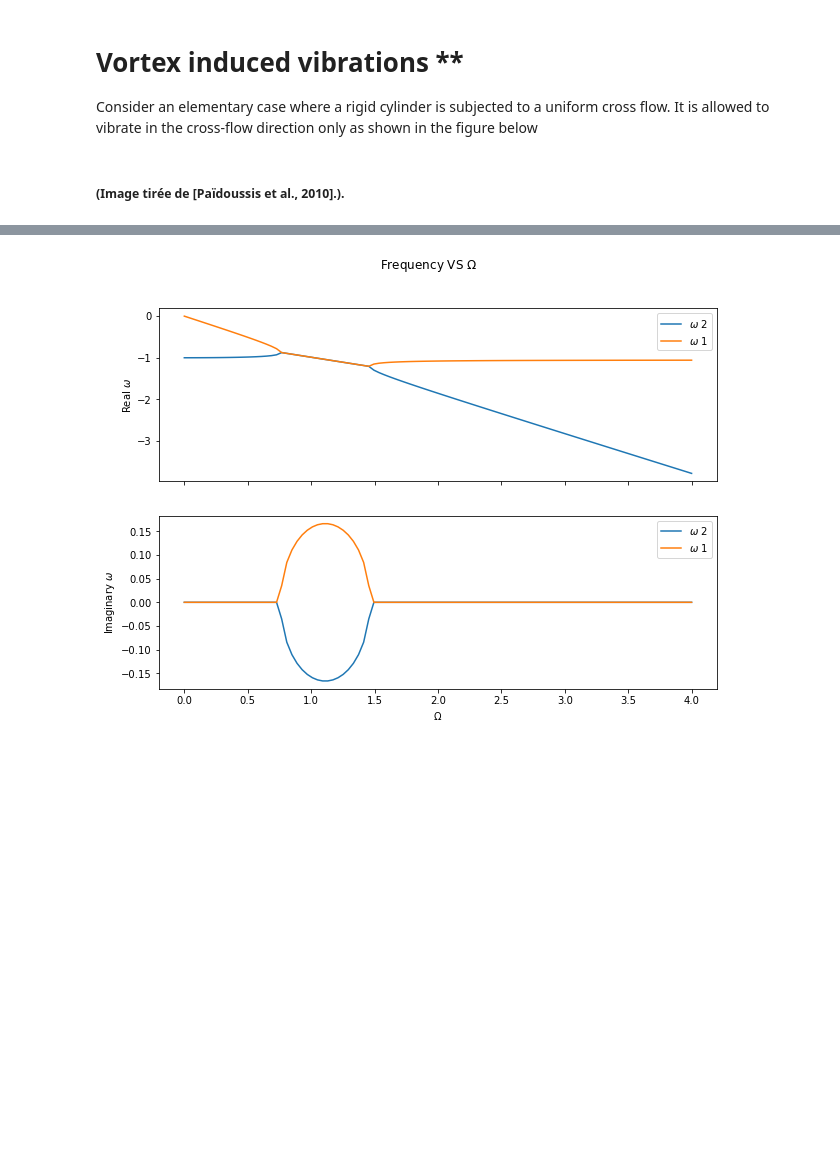
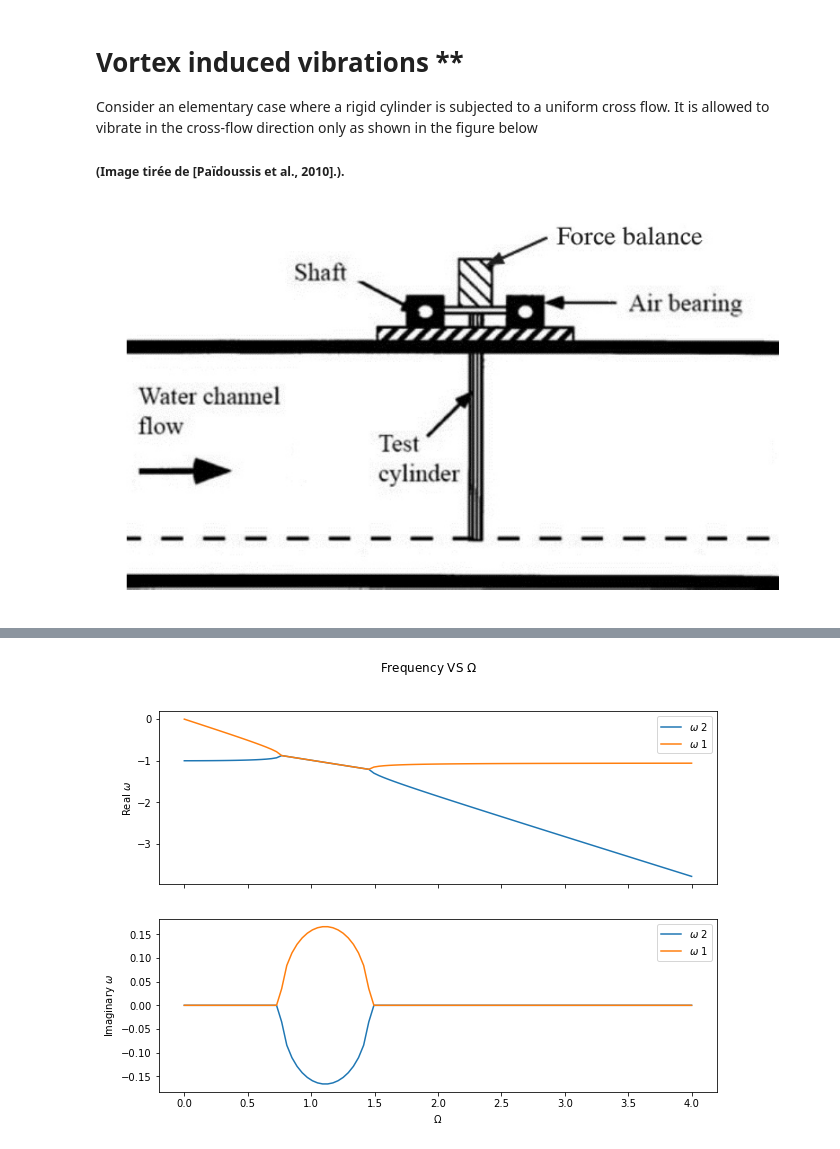
Before and after one commit to lm2-poly/FSI, a Jupyter notebook: Chapitre_3/VIV.ipynb, the cells around one changed output, grey strips where cells are left out. Saved outputs shown, nothing was run; the diff lists cells and outputs as text; code cells hidden in the pictures; blank space fills up the shorter version.

```diff
--- a/Chapitre_3/VIV.ipynb
+++ b/Chapitre_3/VIV.ipynb
@@ -1,5 +1,9 @@
 # %% [markdown]
 # Vortex induced vibrations **
  Consider an elementary case where a rigid cylinder is subjected to a uniform cross flow. It is allowed to vibrate in the cross-flow direction only as shown in the figure below
+##### (Image tirée de [Païdoussis et al., 2010].).
-# %% [markdown]
- ##### (Image tirée de [Païdoussis et al., 2010].).
+# %%
+from IPython.display import Image
+Image('https://raw.githubusercontent.com/lm2-poly/FSI/main/Chapitre_3/Capture.PNG')
+# %% [output]
+[figure, added]
```
Also changed, not shown: parts of 1 cell of this notebook, 1 other file.
